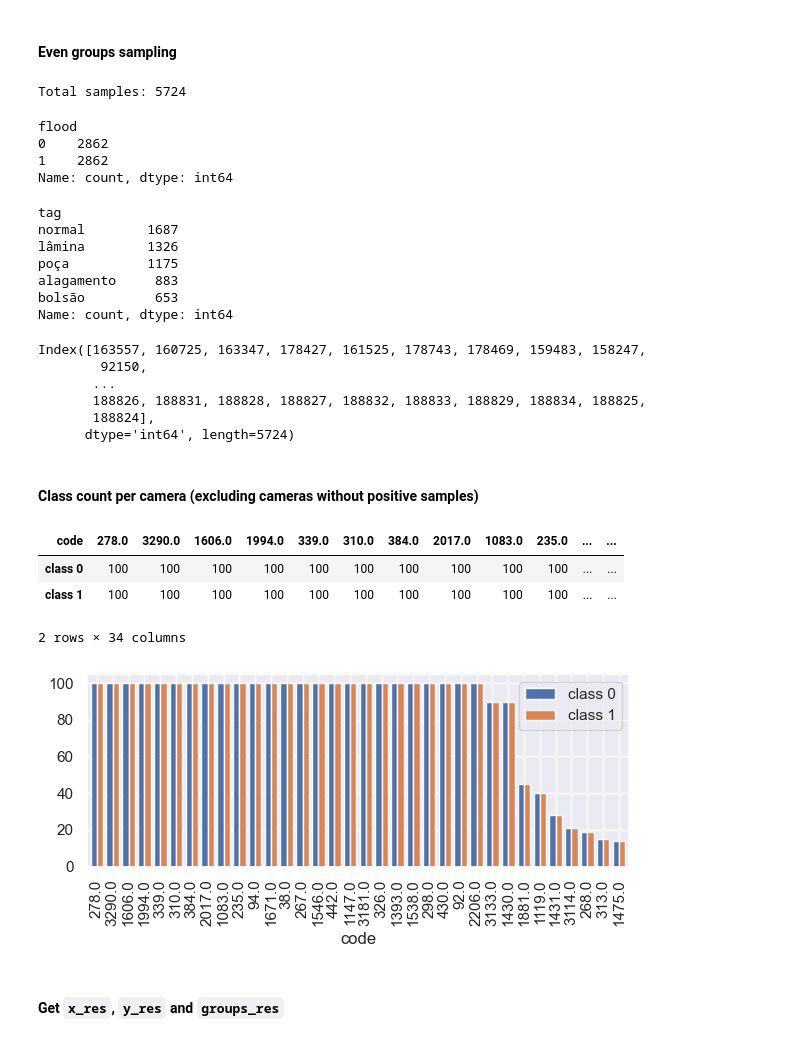
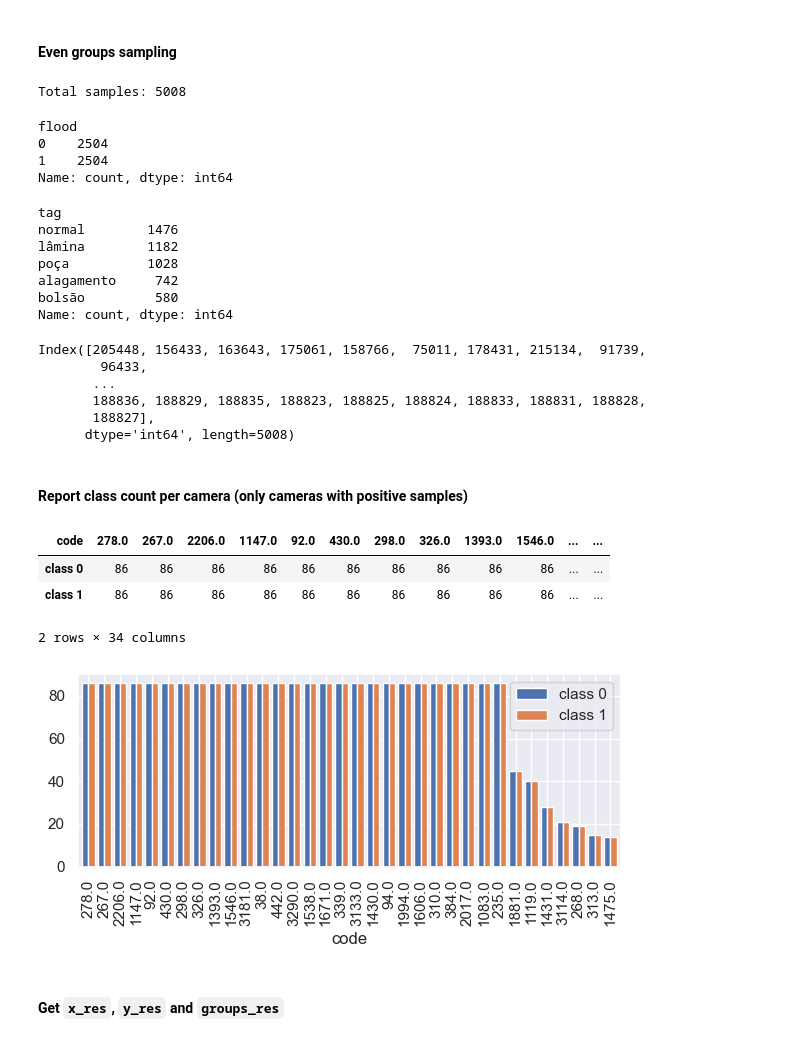
Before and after one commit to luisresende13/octa-flood-images, a Jupyter notebook: Example Split + Copy Images into Split Folders.ipynb, the cells around one changed output. Drawn from its saved outputs; the diff is of its cells as text; code cells hidden in the pictures.

```diff
--- a/Example Split + Copy Images into Split Folders.ipynb
+++ b/Example Split + Copy Images into Split Folders.ipynb
@@ -146,6 +148,7 @@ import matplotlib.pyplot as plt
 import seaborn as sns; sns.set()
 
 import numpy as np
+
 def group_even_undersample(x, y, groups, prct=0.5, n=None, random_state=None):
     group_cnt = groups.value_counts()
     if n is None:
@@ -154,4 +157,16 @@ def group_even_undersample(x, y, groups, prct=0.5, n=None, random_state=None):
     for group in group_cnt.index:
         index += y[groups == group].sample(min(n, group_cnt[group]), replace=False, random_state=random_state).index.tolist()
     return x.loc[index], y.loc[index]
+
+def report_class_count_per_group(Y, groups):
+    cnt_0 = groups[Y == 0.0].value_counts()
+    cnt_1 = groups[Y == 1.0].value_counts()
+    cnt_0 = cnt_0.loc[cnt_1.index].sort_values(ascending=False)
+    code_class_cnt = pd.concat([cnt_0.rename('class 0'), cnt_1.rename('class 1')], axis=1)
+    display(code_class_cnt.T)
+
+    fig = plt.figure(figsize=(7, 2.5))
+    ax = fig.subplots(1, 1)
+    code_class_cnt.plot.bar(width=0.8, ax=ax)
+    plt.show()
 # %% [markdown]
@@ -246,8 +239,8 @@ plt.show()
 msk_0 = y_res == 0.0
 msk_1 = y_res == 1.0
 
-x_even_0, y_even_0 = group_even_undersample(x_res[msk_0], y_res[msk_0], groups_res[msk_0], n=100, random_state=random_state)
-x_even_1, y_even_1 = group_even_undersample(x_res[msk_1], y_res[msk_1], groups_res[msk_1], n=100, random_state=random_state)
+x_even_0, y_even_0 = group_even_undersample(x_res[msk_0], y_res[msk_0], groups_res[msk_0], n=86, random_state=random_state)
+x_even_1, y_even_1 = group_even_undersample(x_res[msk_1], y_res[msk_1], groups_res[msk_1], n=86, random_state=random_state)
 
 y_even = pd.concat([y_even_0, y_even_1])
 x_even = X.loc[y_even.index]
@@ -262,47 +255,34 @@ print(y_multi_even.value_counts())
 print()
 display(y_even.index)
 # %% [output]
-Total samples: 5724
+Total samples: 5008
 flood
-0    2862
-1    2862
+0    2504
+1    2504
 Name: count, dtype: int64
 tag
-normal        1687
-lâmina        1326
-poça          1175
-alagamento     883
-bolsão         653
+normal        1476
+lâmina        1182
+poça          1028
+alagamento     742
+bolsão         580
 Name: count, dtype: int64
-Index([163557, 160725, 163347, 178427, 161525, 178743, 178469, 159483, 158247,
-        92150,
+Index([205448, 156433, 163643, 175061, 158766,  75011, 178431, 215134,  91739,
+        96433,
        ...
-       188826, 188831, 188828, 188827, 188832, 188833, 188829, 188834, 188825,
-       188824],
-      dtype='int64', length=5724)
+       188836, 188829, 188835, 188823, 188825, 188824, 188833, 188831, 188828,
+       188827],
+      dtype='int64', length=5008)
-# %% [markdown]
-#### Class count per camera (excluding cameras without positive samples)
+# %% [markdown]
+#### Report class count per camera (only cameras with positive samples)
 # %%
-cnt_0 = groups_even[y_even == 0.0].value_counts()
-cnt_1 = groups_even[y_even == 1.0].value_counts()
-cnt_0 = cnt_0.loc[cnt_1.index]
-
-code_class_cnt = pd.concat([cnt_0.rename('class 0'), cnt_1.rename('class 1')], axis=1)
-display(code_class_cnt.T)
-
-fig = plt.figure(figsize=(7, 2.5))
-ax = fig.subplots(1, 1)
-
-code_class_cnt.plot.bar(width=0.8, ax=ax)
-# plt.legend(loc='lower left')
-# plt.tight_layout()
-plt.show()
+report_class_count_per_group(y_even, groups_even)
 # %% [output]
-| code | 278.0 | 3290.0 | 1606.0 | 1994.0 | 339.0 | 310.0 | 384.0 | 2017.0 | 1083.0 | 235.0 | ... | ... |
-| class 0 | 100 | 100 | 100 | 100 | 100 | 100 | 100 | 100 | 100 | 100 | ... | ... |
-| class 1 | 100 | 100 | 100 | 100 | 100 | 100 | 100 | 100 | 100 | 100 | ... | ... |
+| code | 278.0 | 267.0 | 2206.0 | 1147.0 | 92.0 | 430.0 | 298.0 | 326.0 | 1393.0 | 1546.0 | ... | ... |
+| class 0 | 86 | 86 | 86 | 86 | 86 | 86 | 86 | 86 | 86 | 86 | ... | ... |
+| class 1 | 86 | 86 | 86 | 86 | 86 | 86 | 86 | 86 | 86 | 86 | ... | ... |
 2 rows × 34 columns
-[figure, old version]
+[figure, new version]
 # %% [markdown]
 #### Get `x_res`, `y_res` and `groups_res`
 # %%
```
Also changed, not shown: parts of 15 cells of this notebook.
